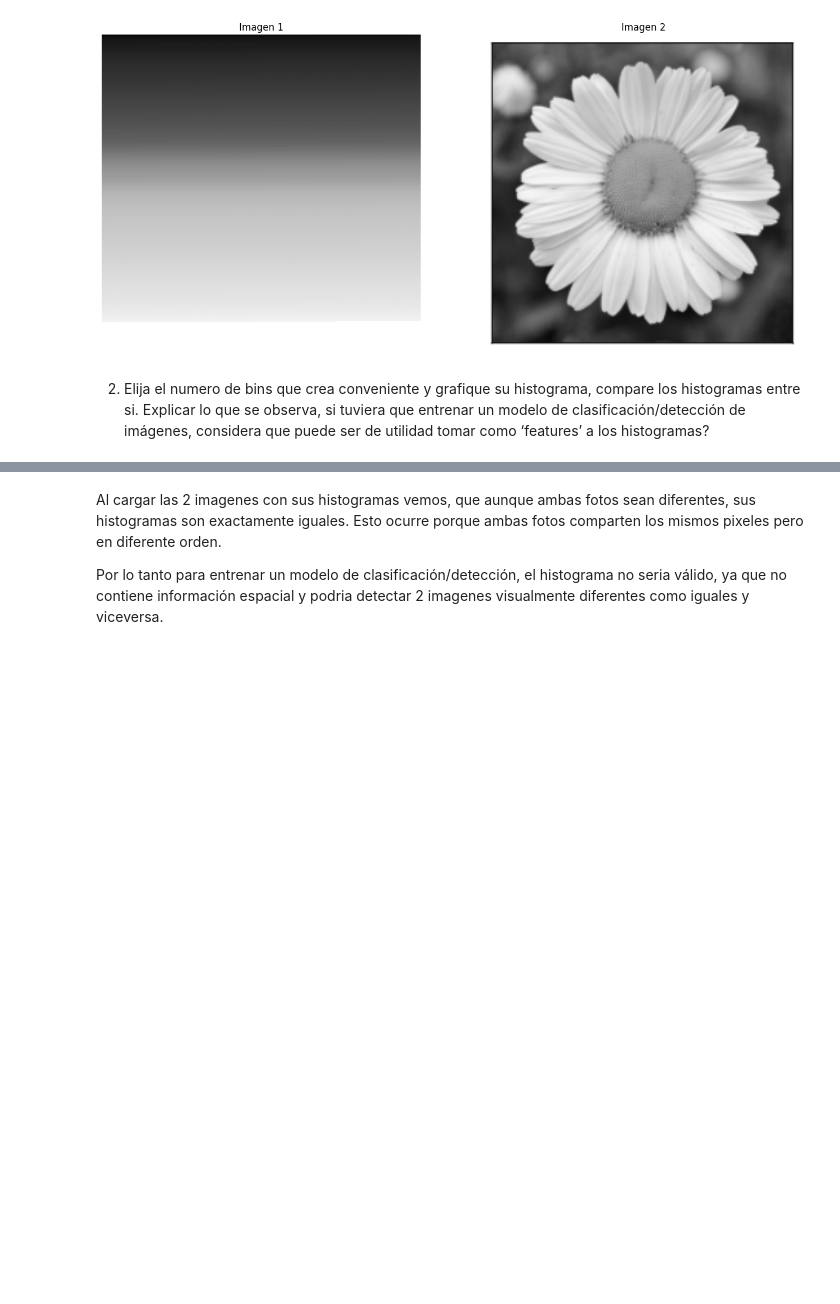
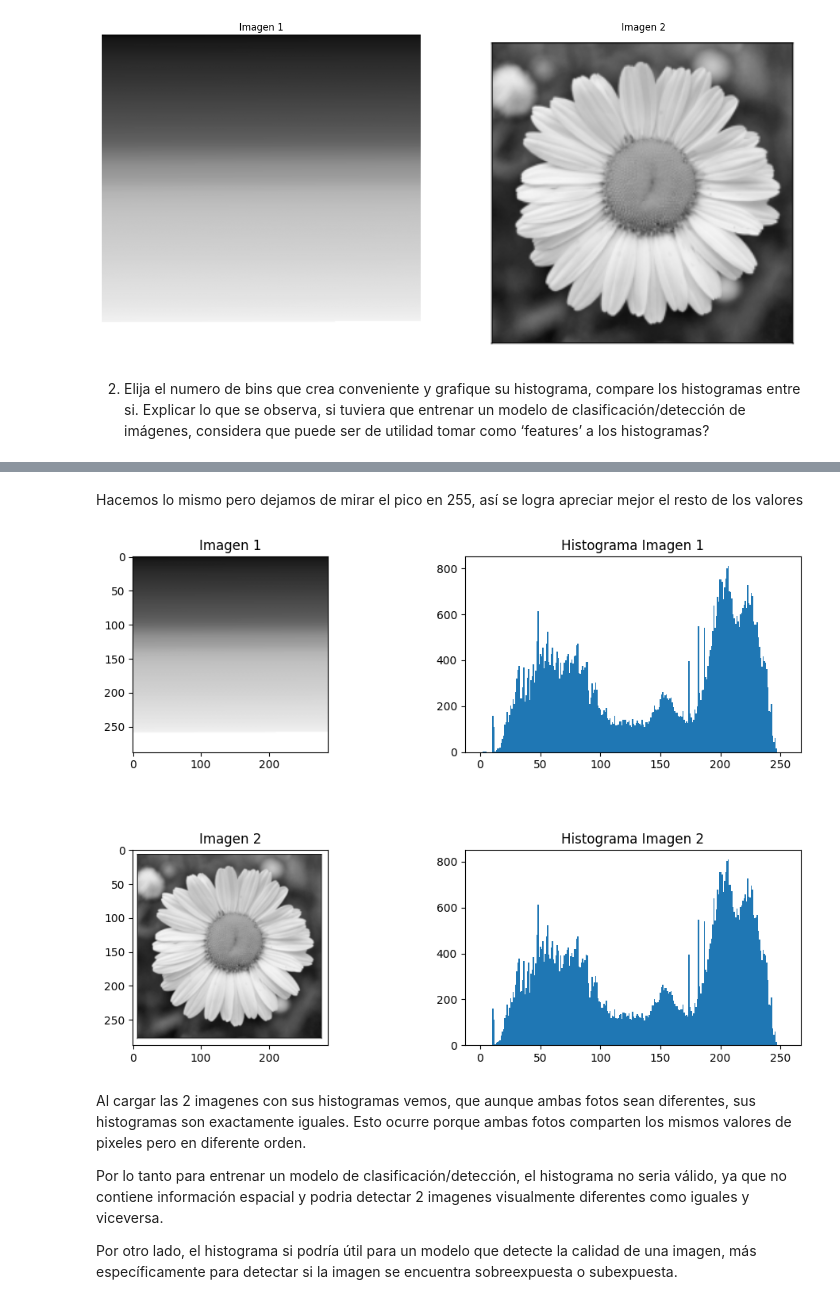
Before and after one commit to JoseMix/VC1, a Jupyter notebook: TP1/TP1.ipynb, the cells around one changed output, grey strips where cells are left out. Drawn from its saved outputs; the diff is of its cells as text; code cells hidden in the pictures; blank space fills up the shorter version.

```diff
--- a/TP1/TP1.ipynb
+++ b/TP1/TP1.ipynb
@@ -157,4 +159,37 @@ plt.show()
+# %% [markdown]
+Hacemos lo mismo pero dejamos de mirar el pico en 255, así se logra apreciar mejor el resto de los valores
+# %%
+fig = plt.figure(figsize=(12, 8))
+
+# Imagen 1
+ax1=plt.subplot(221)
+ax1.imshow(img1, cmap='gray', vmin=0, vmax=255)
+ax1.set_title('Imagen 1')
+
+#hist1 = cv.calcHist([img1],[0],None,[8],[0,255])
+ax2=plt.subplot(222)
+ax2.set_title('Histograma Imagen 1')
+#ax2.plot(hist1)
+ax2.hist(img1.ravel(), bins=255, range=[0,254])
+
+
+# Imagen 2
+ax3=plt.subplot(223)
+ax3.imshow(img2, cmap='gray', vmin=0, vmax=255)
+ax3.set_title('Imagen 2')
+
+#hist2 = cv.calcHist([img2],[0],None,[8],[0,255])
+ax4=plt.subplot(224)
+ax4.set_title('Histograma Imagen 2')
+#ax4.plot(hist2)
+ax4.hist(img2.ravel(), bins=255, range=[0,254])
+
+plt.subplots_adjust(hspace=0.5)
+# %% [output]
+[figure, added]
 # %% [markdown]
-Al cargar las 2 imagenes con sus histogramas vemos, que aunque ambas fotos sean diferentes, sus histogramas son exactamente iguales. Esto ocurre porque ambas fotos comparten los mismos pixeles pero en diferente orden.
+Al cargar las 2 imagenes con sus histogramas vemos, que aunque ambas fotos sean diferentes, sus histogramas son exactamente iguales. Esto ocurre porque ambas fotos comparten los mismos valores de pixeles pero en diferente orden.
 
 Por lo tanto para entrenar un modelo de clasificación/detección, el histograma no seria válido, ya que no contiene información espacial y podria detectar 2 imagenes visualmente diferentes como iguales y viceversa.
+
+Por otro lado, el histograma si podría útil para un modelo que detecte la calidad de una imagen, más específicamente para detectar si la imagen se encuentra sobreexpuesta o subexpuesta.
```
Also changed, not shown: parts of 1 cell of this notebook.
